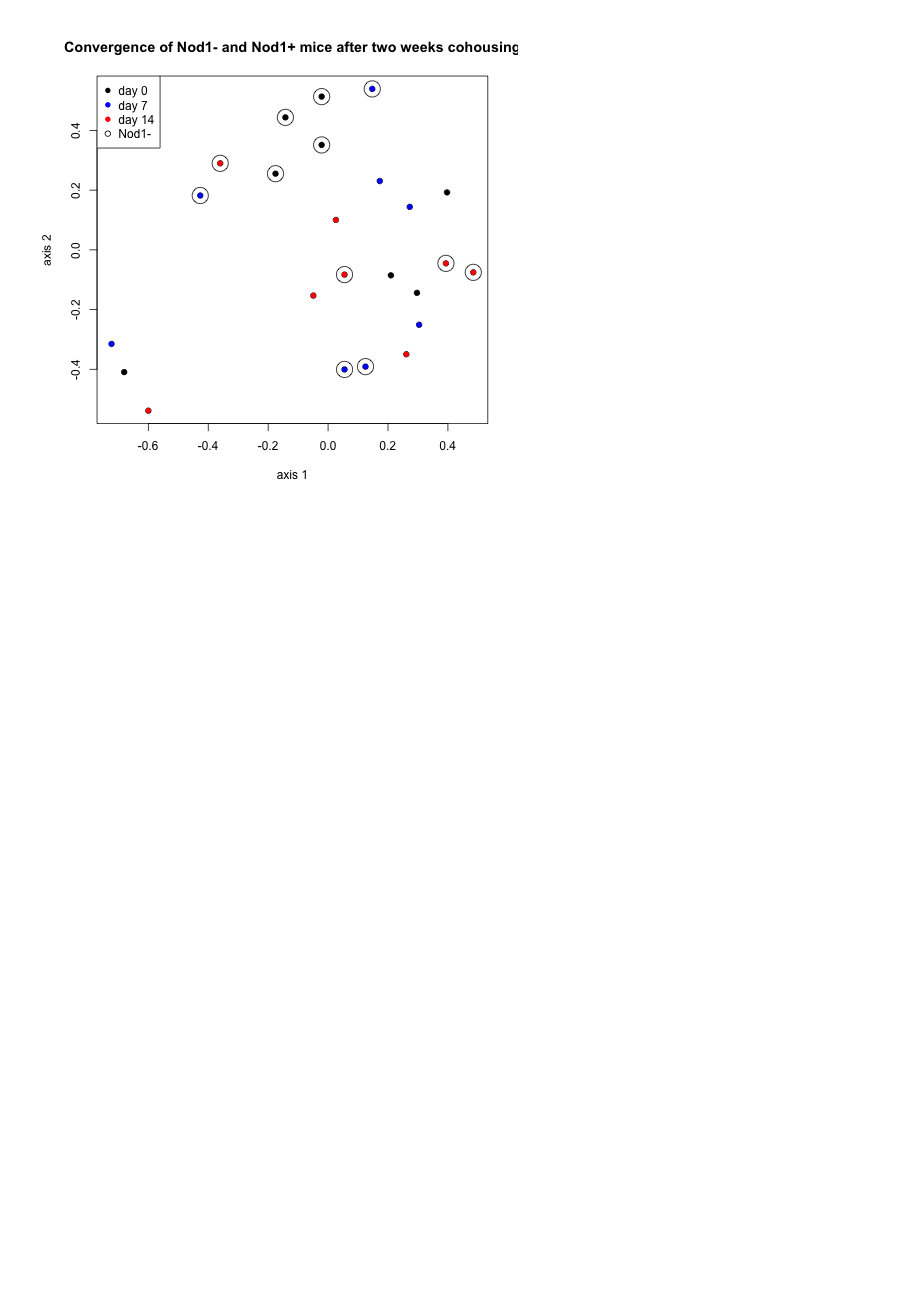
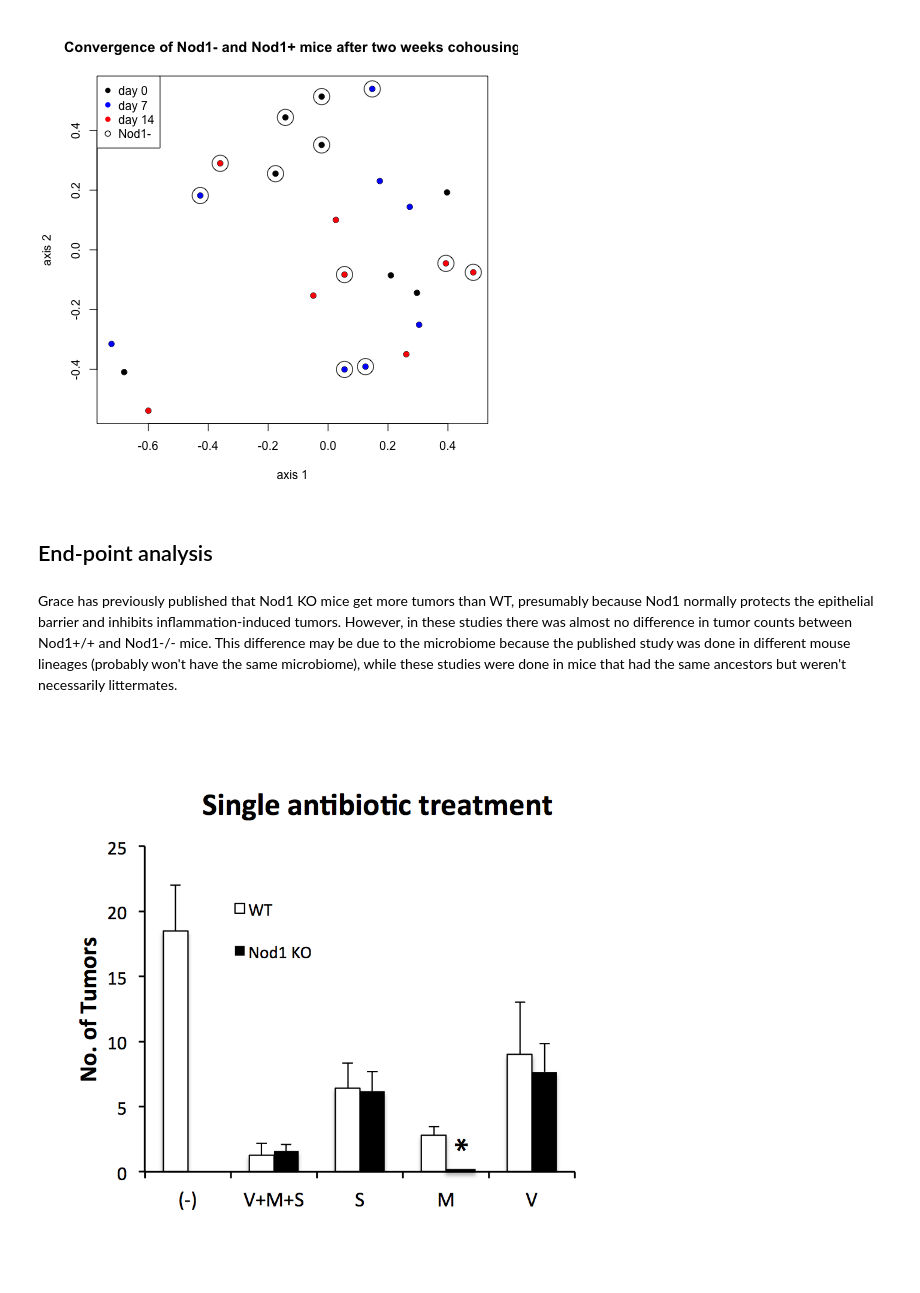
Before and after one commit to SchlossLab/Nod1_analysis, a Jupyter notebook: Nod1analysis.ipynb, the cells around one changed output. Cells and saved outputs as stored; diff of their text form; code cells hidden in the pictures; blank space fills up the shorter version.

Commit message:
Tumor data

```diff
--- a/Nod1analysis.ipynb
+++ b/Nod1analysis.ipynb
@@ -679,3 +692,13 @@ points(minus$x, minus$y, pch=1, cex=3)
 legend('topleft', col=c('black','blue','red', 'black'), legend=c('day 0', 'day 7', 'day 14','Nod1-'), pch=c(16,16,16,1))
 # %% [output]
 [figure]
+# %% [markdown]
+## End-point analysis
+# %% [markdown]
+Grace has previously published that Nod1 KO mice get more tumors than WT, presumably because Nod1 normally protects the epithelial barrier and inhibits inflammation-induced tumors. However, in these studies there was almost no difference in tumor counts between Nod1+/+ and Nod1-/- mice. This difference may be due to the microbiome because the published study was done in different mouse lineages (probably won't have the same microbiome), while these studies were done in mice that had the same ancestors but weren't necessarily littermates.
+# %%
+from IPython.display import Image
+
+Image(filename='/Users/Amanda/Documents/grace/nod1/Tumors/Singleabxtumors.png')
+# %% [output]
+[figure, added]
```
Also changed, not shown: parts of 10 cells of this notebook.
